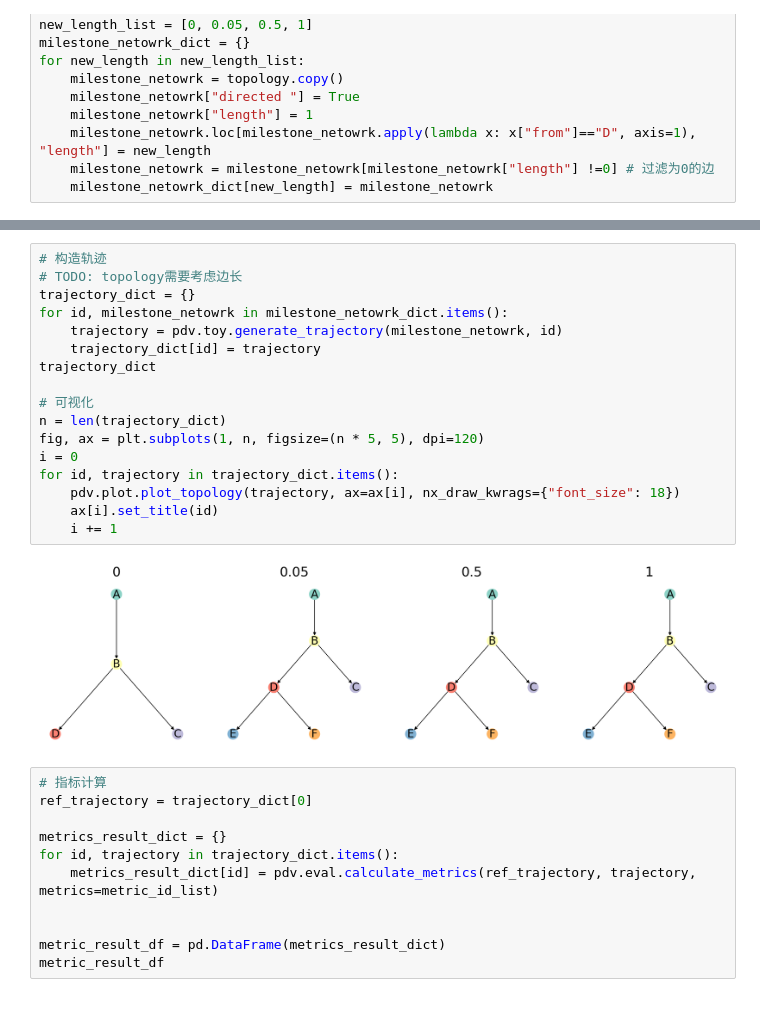
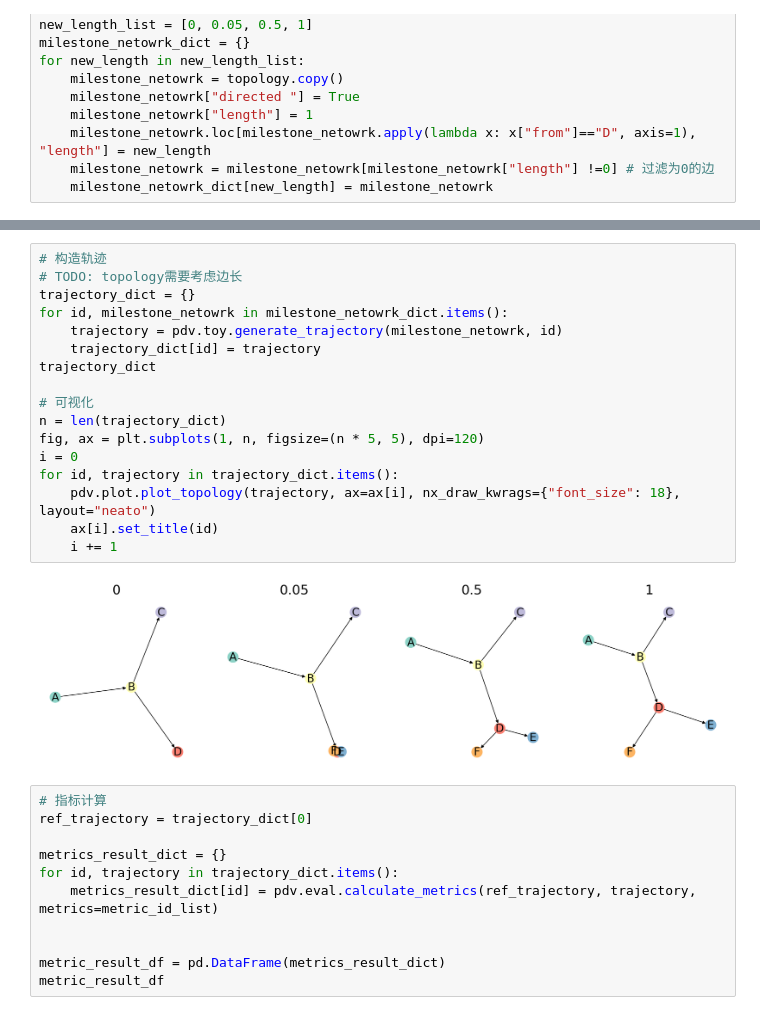
Before and after one commit to HuangDDU/PyDynverse, a Jupyter notebook: benchmark/notebook/02-metrics/01-metric_characterisation/02-topology.ipynb, the cells around one changed output, grey strips where cells are left out. Saved outputs shown, nothing was run; the diff lists cells and outputs as text.

```diff
--- a/benchmark/notebook/02-metrics/01-metric_characterisation/02-topology.ipynb
+++ b/benchmark/notebook/02-metrics/01-metric_characterisation/02-topology.ipynb
@@ -123,22 +143,22 @@ for new_length in new_length_list:
 # %%
 # 构造轨迹
 # TODO: topology需要考虑边长
 trajectory_dict = {}
 for id, milestone_netowrk in milestone_netowrk_dict.items():
     trajectory = pdv.toy.generate_trajectory(milestone_netowrk, id)
     trajectory_dict[id] = trajectory
 trajectory_dict
 
 # 可视化
 n = len(trajectory_dict)
 fig, ax = plt.subplots(1, n, figsize=(n * 5, 5), dpi=120)
 i = 0
 for id, trajectory in trajectory_dict.items():
-    pdv.plot.plot_topology(trajectory, ax=ax[i], nx_draw_kwrags={"font_size": 18})
+    pdv.plot.plot_topology(trajectory, ax=ax[i], nx_draw_kwrags={"font_size": 18}, layout="neato")
     ax[i].set_title(id)
     i += 1
 # %% [output]
-[figure, old version]
+[figure, new version]
 # %%
 # 指标计算
 ref_trajectory = trajectory_dict[0]
```
Also changed, not shown: parts of 1 cell of this notebook, 1 other file.
